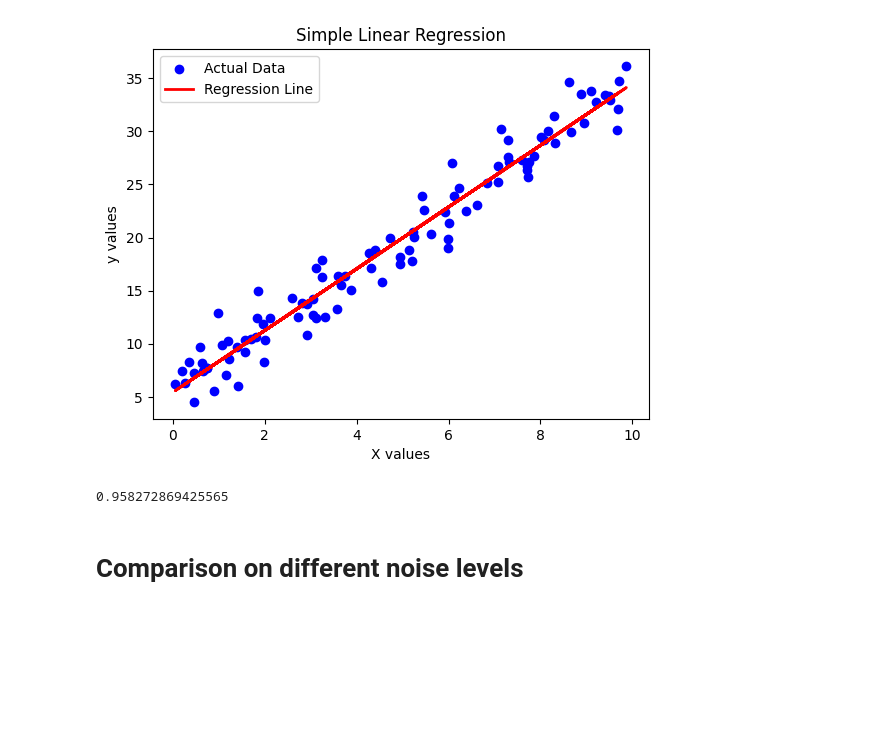
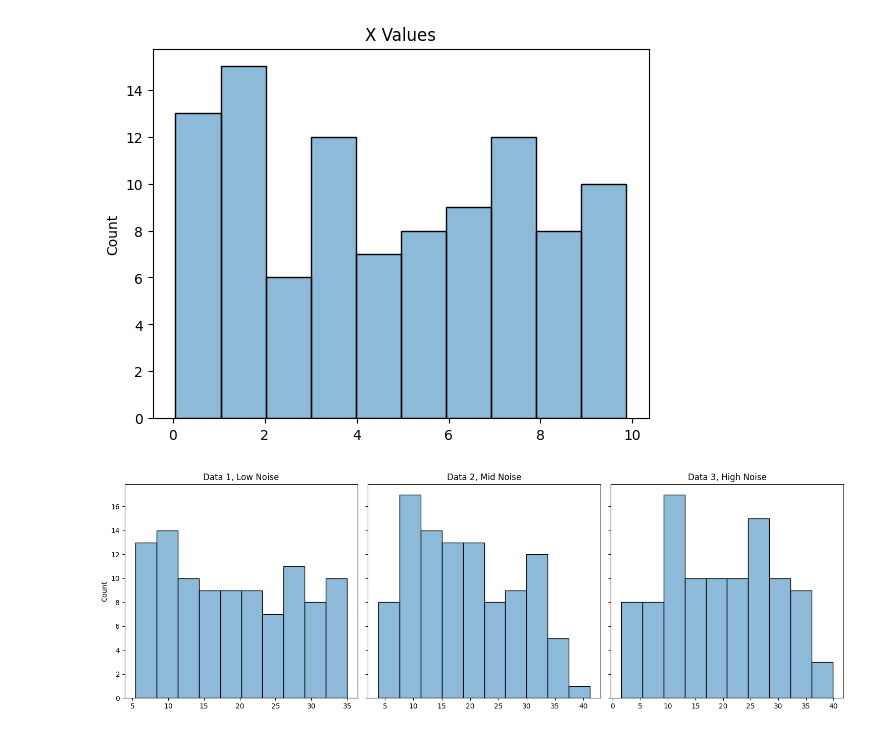
Before and after one commit to sakabmw/regression, a Jupyter notebook: notebooks/simple_regression.ipynb, the cells around one changed output. Cells and saved outputs as stored; diff of their text form; code cells hidden in the pictures; blank space fills up the shorter version.

```diff
--- a/notebooks/simple_regression.ipynb
+++ b/notebooks/simple_regression.ipynb
@@ -23,16 +14,0 @@ y_pred = model.predict(X)
-# %%
-plt.scatter(X, y, color='blue', label="Actual Data")
-plt.plot(X, y_pred, color='red', linewidth=2, label="Regression Line")
-plt.xlabel("X values")
-plt.ylabel("y values")
-plt.title("Simple Linear Regression")
-plt.legend()
-plt.show()
-# %% [output]
-[figure, removed]
-# %%
-model.score(X, y)
-# %% [output]
-0.958272869425565
-# %% [markdown]
-# Comparison on different noise levels
@@ -42,3 +15,14 @@ true_slope, true_intercept = 3, 5
+# %%
+# Visualize the values on X
+sns.histplot(
+    data=X,
+    bins=10,
+    legend=False
+)
+plt.title("X Values")
+plt.show()
+# %% [output]
+[figure, added]
 # %%
 # Generate y values with different noise levels
 y_low_noise = true_slope * X + true_intercept + np.random.randn(100, 1) * 0.5
@@ -45,4 +30,24 @@ y_low_noise = true_slope * X + true_intercept + np.random.randn(100, 1) * 0.5
 y_high_noise = true_slope * X + true_intercept + np.random.randn(100, 1) * 5
+# %%
+fig, axes = plt.subplots(1, 3, figsize=(15, 5), sharey=True)
+
+# Data for low noise
+sns.histplot(y_low_noise, bins=10, ax=axes[0], legend=False)
+axes[0].set_title("Data 1, Low Noise")
+axes[0].set_ylabel("Count")
+
+# Data for mid noise
+sns.histplot(y_mid_noise, bins=10, ax=axes[1], legend=False)
+axes[1].set_title("Data 2, Mid Noise")
+
+# Data for high noise
+sns.histplot(y_high_noise, bins=10, ax=axes[2], legend=False)
+axes[2].set_title("Data 3, High Noise")
+
+plt.tight_layout()
+plt.show()
+# %% [output]
+[figure, added]
 # %%
 # Train regression models
 model_low_noise = LinearRegression().fit(X, y_low_noise)
```
Also changed, not shown: parts of 9 cells of this notebook.
